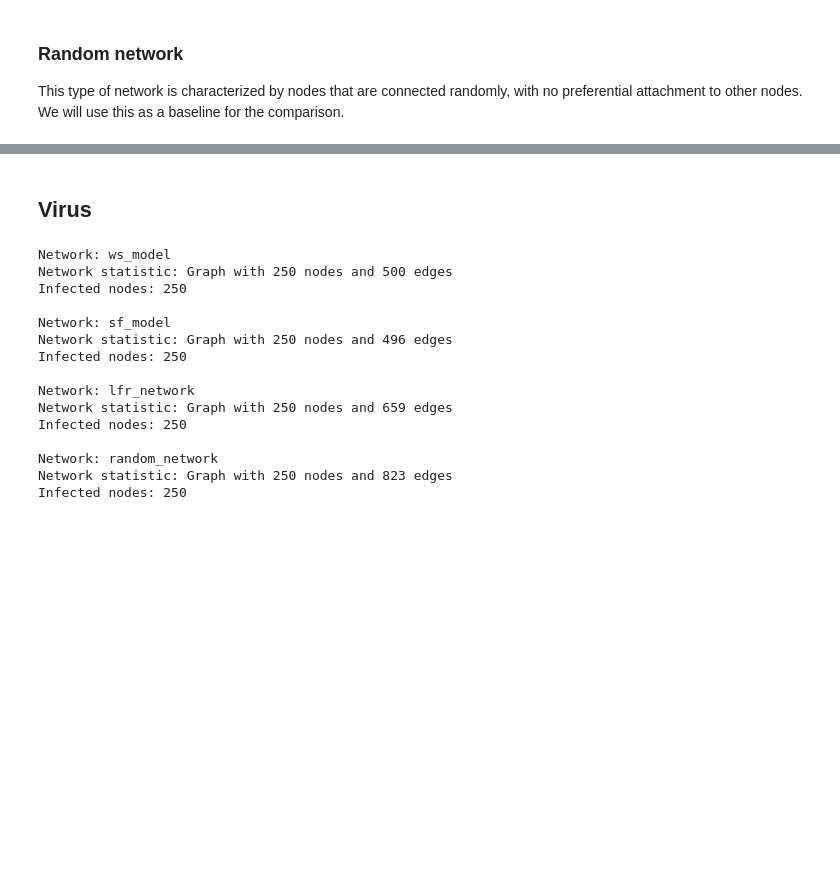
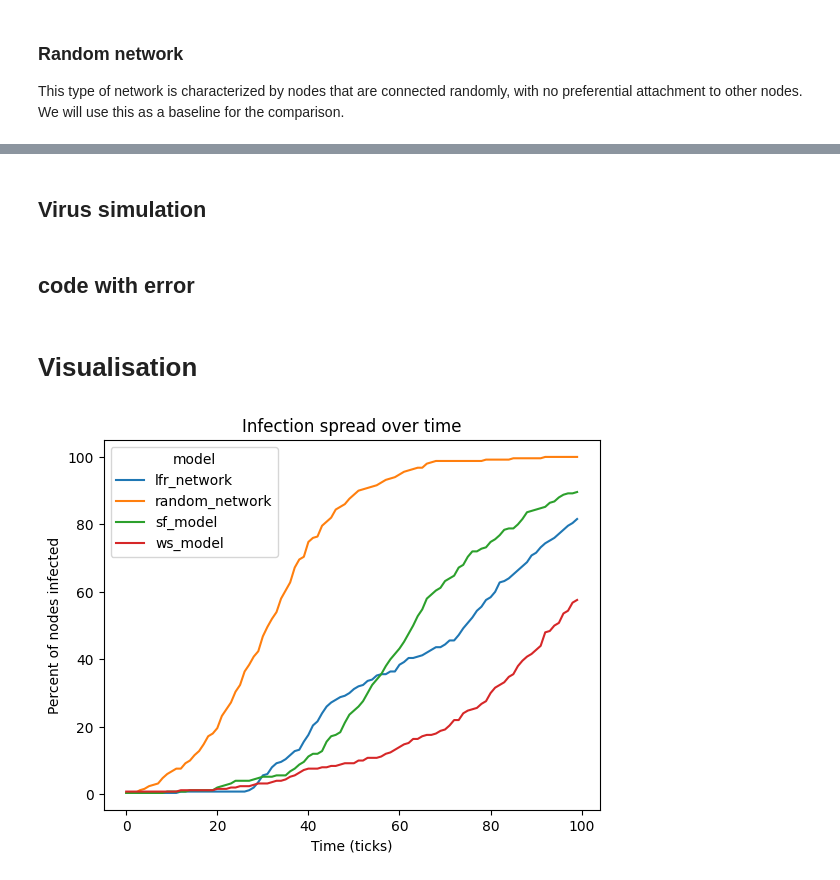
Before and after one commit to CopyKittyCode/sna_benchmarking, a Jupyter notebook: src/sna_benchmark.ipynb, the cells around one changed output, grey strips where cells are left out. Cells and saved outputs as stored; diff of their text form; code cells hidden in the pictures; blank space fills up the shorter version.

Commit message:
add spread visualisation

```diff
--- a/src/sna_benchmark.ipynb
+++ b/src/sna_benchmark.ipynb
@@ -110,4 +110,4 @@ plt.show()
 # create a list of all the models
 models = [ws_model, sf_model, lfr_network, random_network]
 # %% [markdown]
-## Virus
+## Virus simulation
@@ -120,5 +114,20 @@ count = 0 # Counter for the model names
+# %% [markdown]
+## code with error
 # %%
+import pandas as pd
+
+# parameters
+p_infection = 0.025  # Probability of infection per tick
+model_names = ["ws_model", "sf_model", "lfr_network", "random_network"] # Names of the models
+ticks = 100  # Number of ticks to run the simulation for
+count = 0 # Counter for the model names
+
+experiments_track = pd.DataFrame(columns=["clock", "model", "infected_nodes", "percent_infected"])
+experiments_track.set_index(["clock", "model"], inplace=True)
+
 for network in models:
+
+    # Select a random node as the initially infected node
     infected_node = rd.choice(list(network.nodes()))
     infected_nodes = {infected_node}
 
@@ -140,25 +149,24 @@ for network in models:
         # Add newly infected nodes to the infected set
         infected_nodes.update(new_infections)
 
-        clock += 1
+        # Add the current state to the dataframe
+        perc = len(infected_nodes)*100/len(network.nodes())
+        # print(clock)
+        if not experiments_track.index.isin([(clock, str(model_names[count]))]).any():
+            experiments_track.loc[(clock, str(model_names[count])), :] = [infected_nodes.copy(), perc]
+        else:
+            print("Line already exists _error :", str(model_names[count]), "clock:", clock)
 
-    print("Network:", model_names[count])
-    print("Network statistic:", network)
-    print("Infected nodes:", len(infected_nodes), "\n")
+        clock = clock+1
+
     count += 1
-# %% [output]
-Network: ws_model
-Network statistic: Graph with 250 nodes and 500 edges
-Infected nodes: 250
-
-Network: sf_model
-Network statistic: Graph with 250 nodes and 496 edges
-Infected nodes: 250
-
-Network: lfr_network
-Network statistic: Graph with 250 nodes and 659 edges
-Infected nodes: 250
-
-Network: random_network
-Network statistic: Graph with 250 nodes and 823 edges
-Infected nodes: 250
+# %% [markdown]
+# Visualisation
+# %%
+experiments_track.reset_index().pivot(index="clock", columns="model", values="percent_infected").plot()
+plt.title("Infection spread over time")
+plt.ylabel("Percent of nodes infected")
+plt.xlabel("Time (ticks)")
+plt.show()
+# %% [output]
+[figure, added]
```
Also changed, not shown: parts of 6 cells of this notebook.
